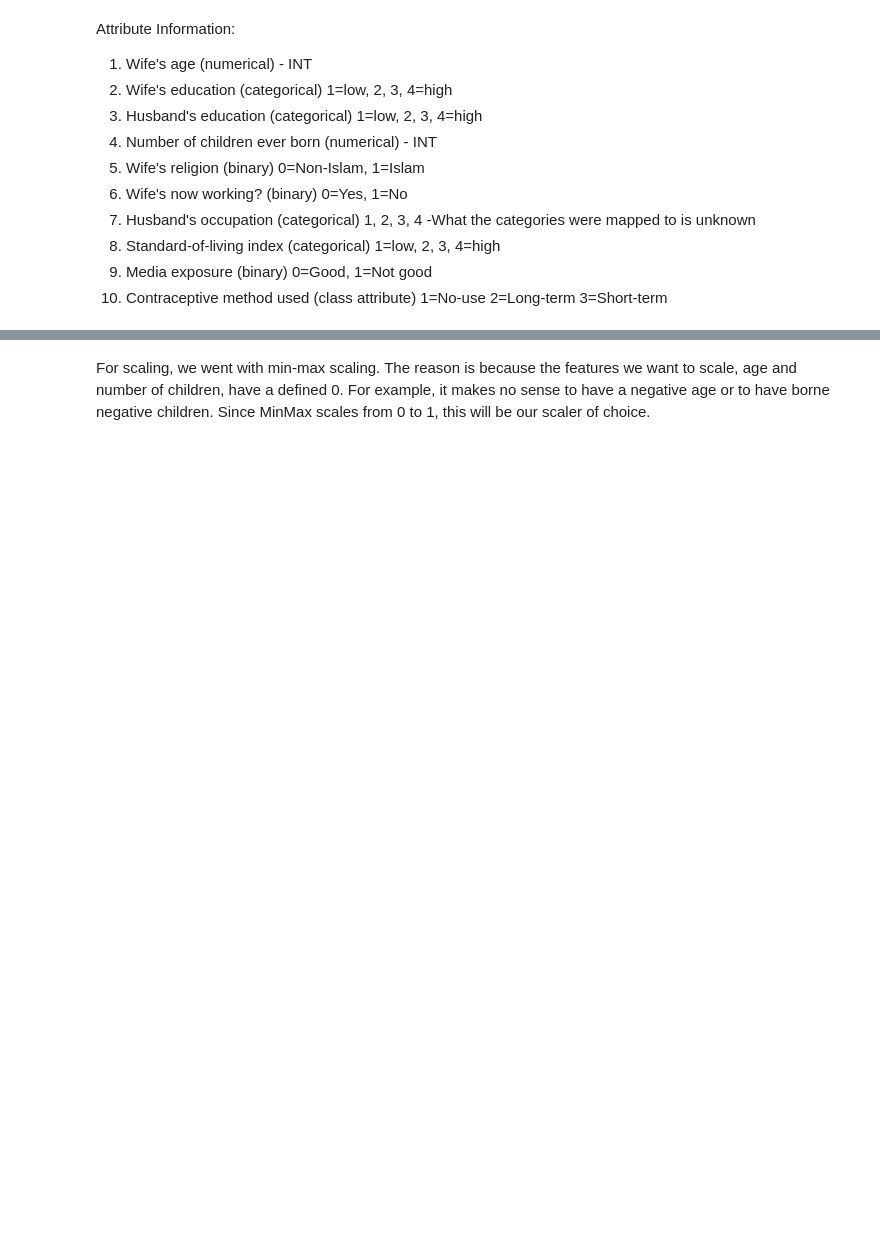
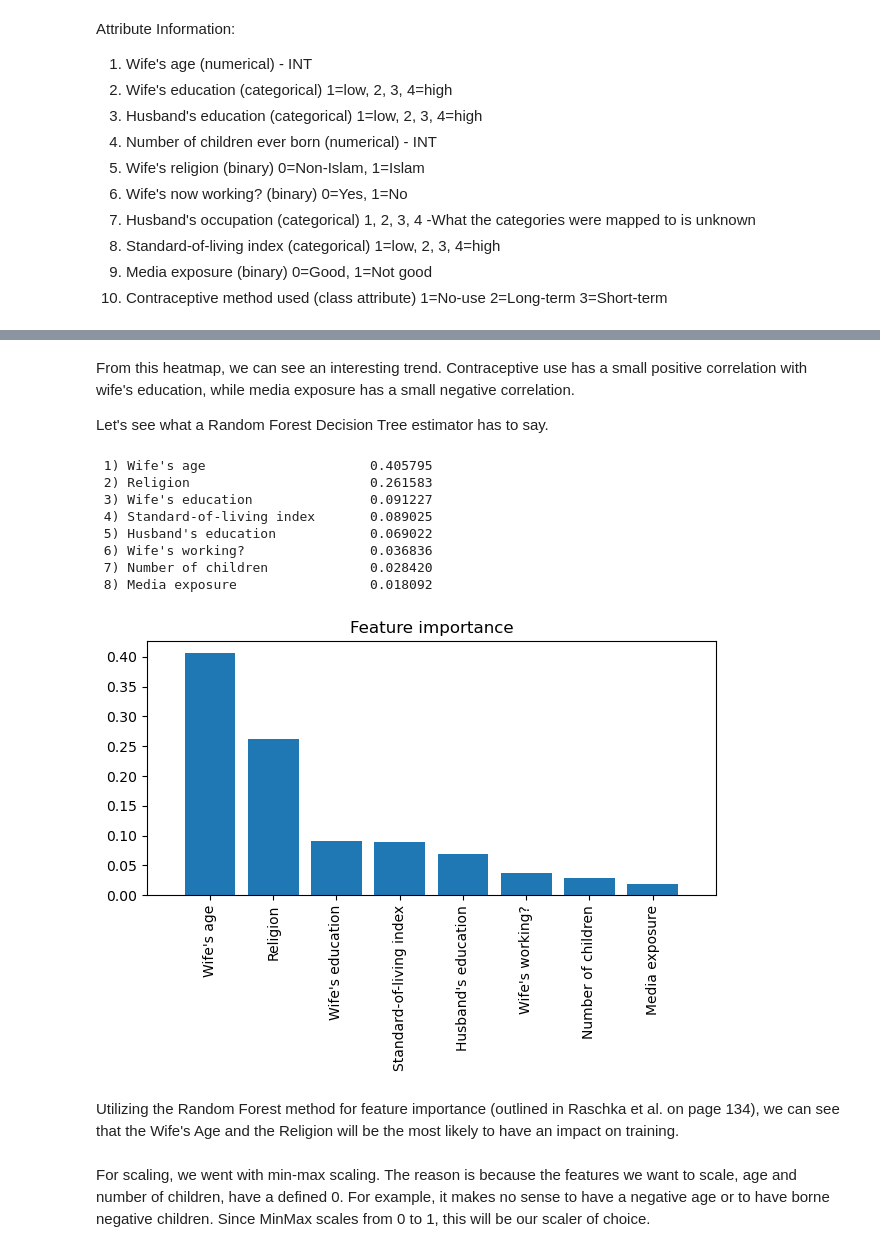
Before and after one commit to yaosam521/ML-Lab-5, a Jupyter notebook: Lab-5.ipynb, the cells around one changed output, grey strips where cells are left out. Saved outputs shown, nothing was run; the diff lists cells and outputs as text; code cells hidden in the pictures; blank space fills up the shorter version.

Commit message:
Found most useful attributes/train-test-split

```diff
--- a/Lab-5.ipynb
+++ b/Lab-5.ipynb
@@ -115,3 +115,52 @@ KeyError: '["Husband\'s occupation"] not in index'
+# %% [markdown]
+From this heatmap, we can see an interesting trend. Contraceptive use has a small positive correlation with wife's education, while media exposure has a small negative correlation.
+
+Let's see what a Random Forest Decision Tree estimator has to say.
+# %%
+from sklearn.ensemble import RandomForestClassifier
+from sklearn.model_selection import train_test_split
+import numpy as np
+import matplotlib.pyplot as plt
+
+#Code taken from textbook by Raschka
+feat_labels = df.columns[:8]
+rfc = RandomForestClassifier(n_estimators = 500,
+                            random_state = 1)
+X = df[["Wife's age","Wife's education",
+               "Husband's education", "Religion","Number of children",
+               "Wife's working?","Standard-of-living index",
+               "Media exposure"]]
+y = df["Contraceptive method used"]
+X_train, X_test, y_train, y_test = train_test_split(X, y, test_size = 0.2, stratify = y)
+
+rfc.fit(X_train, y_train)
+importances = rfc.feature_importances_
+indices = np.argsort(importances)[::-1]
+for f in range(X_train.shape[1]):
+    print("%2d) %-*s %f" % (f + 1, 30,
+                            feat_labels[indices[f]],
+                            importances[indices[f]]))
+plt.title('Feature importance')
+plt.bar(range(X_train.shape[1]),
+        importances[indices],
+        align='center')
+plt.xticks(range(X_train.shape[1]),
+            feat_labels[indices], rotation=90)
+plt.xlim([-1, X_train.shape[1]])
+plt.tight_layout()
+plt.show()
+# %% [output]
+ 1) Wife's age                     0.405795
+ 2) Religion                       0.261583
+ 3) Wife's education               0.091227
+ 4) Standard-of-living index       0.089025
+ 5) Husband's education            0.069022
+ 6) Wife's working?                0.036836
+ 7) Number of children             0.028420
+ 8) Media exposure                 0.018092
+[figure, added]
+# %% [markdown]
+Utilizing the Random Forest method for feature importance (outlined in Raschka et al. on page 134), we can see that the Wife's Age and the Religion will be the most likely to have an impact on training.
 # %% [markdown]
 For scaling, we went with min-max scaling. The reason is because the features we want to scale, age and number of children, have a defined 0. For example, it makes no sense to have a negative age or to have borne negative children. Since MinMax scales from 0 to 1, this will be our scaler of choice.
 # %%
```
Also changed, not shown: parts of 2 cells of this notebook.
